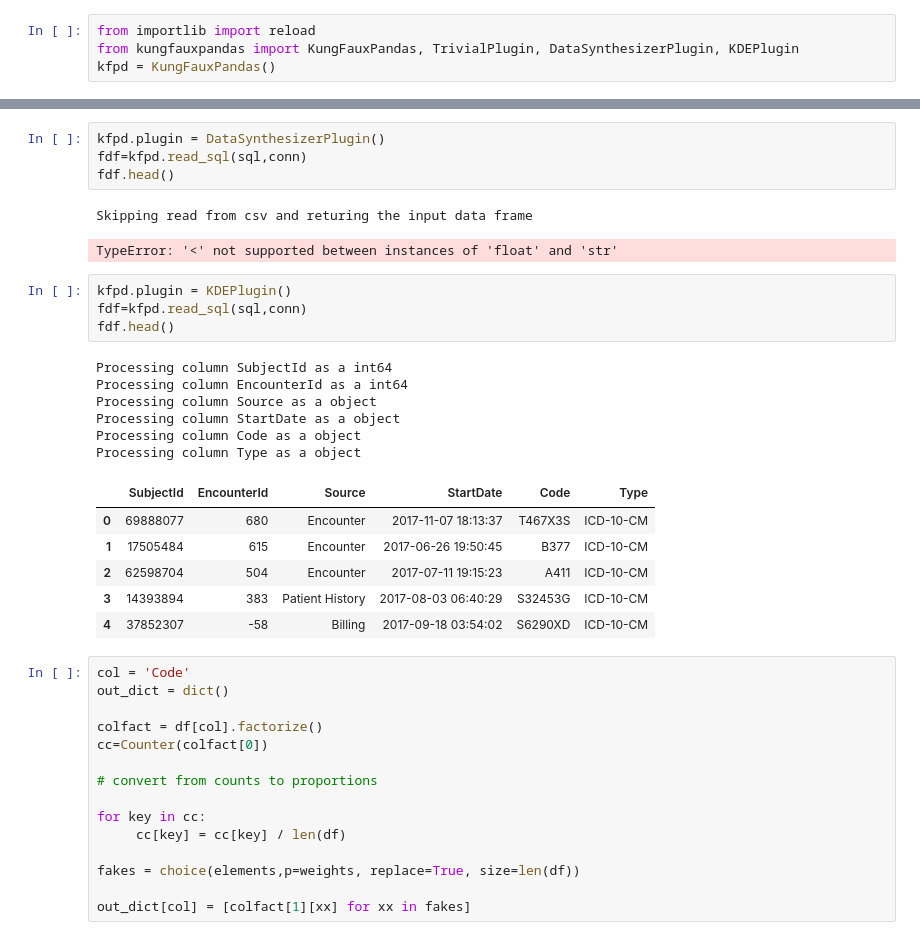
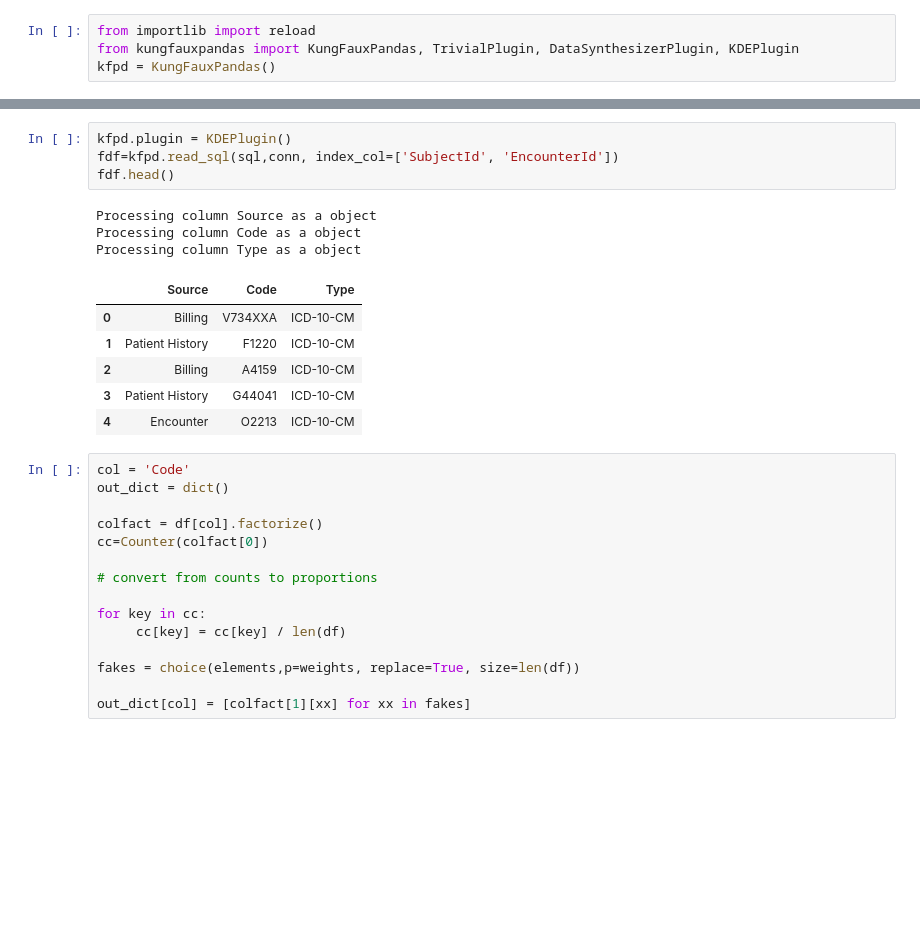
Before and after one commit to CUD2V/kungfauxpandas, a Jupyter notebook: sourcecode/python/kfp_test.ipynb, the cells around one changed output, grey strips where cells are left out. Drawn from its saved outputs; the diff is of its cells as text; blank space fills up the shorter version.

```diff
--- a/sourcecode/python/kfp_test.ipynb
+++ b/sourcecode/python/kfp_test.ipynb
@@ -49,27 +87,17 @@ fdf.head()
 # %%
-kfpd.plugin = DataSynthesizerPlugin()
-fdf=kfpd.read_sql(sql,conn)
+kfpd.plugin = KDEPlugin()
+fdf=kfpd.read_sql(sql,conn, index_col=['SubjectId', 'EncounterId'])
 fdf.head()
 # %% [output]
-Skipping read from csv and returing the input data frame
+Processing column Source as a object
+Processing column Code as a object
+Processing column Type as a object
-TypeError: '<' not supported between instances of 'float' and 'str'
+|  | Source | Code | Type |
+| 0 | Billing | V734XXA | ICD-10-CM |
+| 1 | Patient History | F1220 | ICD-10-CM |
+| 2 | Billing | A4159 | ICD-10-CM |
+| 3 | Patient History | G44041 | ICD-10-CM |
+| 4 | Encounter | O2213 | ICD-10-CM |
-# %%
-kfpd.plugin = KDEPlugin()
-fdf=kfpd.read_sql(sql,conn)
-fdf.head()
-# %% [output]
-Processing column SubjectId as a int64
-Processing column EncounterId as a int64
-Processing column Source as a object
-Processing column StartDate as a object
-Processing column Code as a object
-Processing column Type as a object
-|  | SubjectId | EncounterId | Source | StartDate | Code | Type |
-| 0 | 69888077 | 680 | Encounter | 2017-11-07 18:13:37 | T467X3S | ICD-10-CM |
-| 1 | 17505484 | 615 | Encounter | 2017-06-26 19:50:45 | B377 | ICD-10-CM |
-| 2 | 62598704 | 504 | Encounter | 2017-07-11 19:15:23 | A411 | ICD-10-CM |
-| 3 | 14393894 | 383 | Patient History | 2017-08-03 06:40:29 | S32453G | ICD-10-CM |
-| 4 | 37852307 | -58 | Billing | 2017-09-18 03:54:02 | S6290XD | ICD-10-CM |
 # %%
 col = 'Code'
 out_dict = dict()
```
Also changed, not shown: parts of 5 cells of this notebook, 3 other files.
